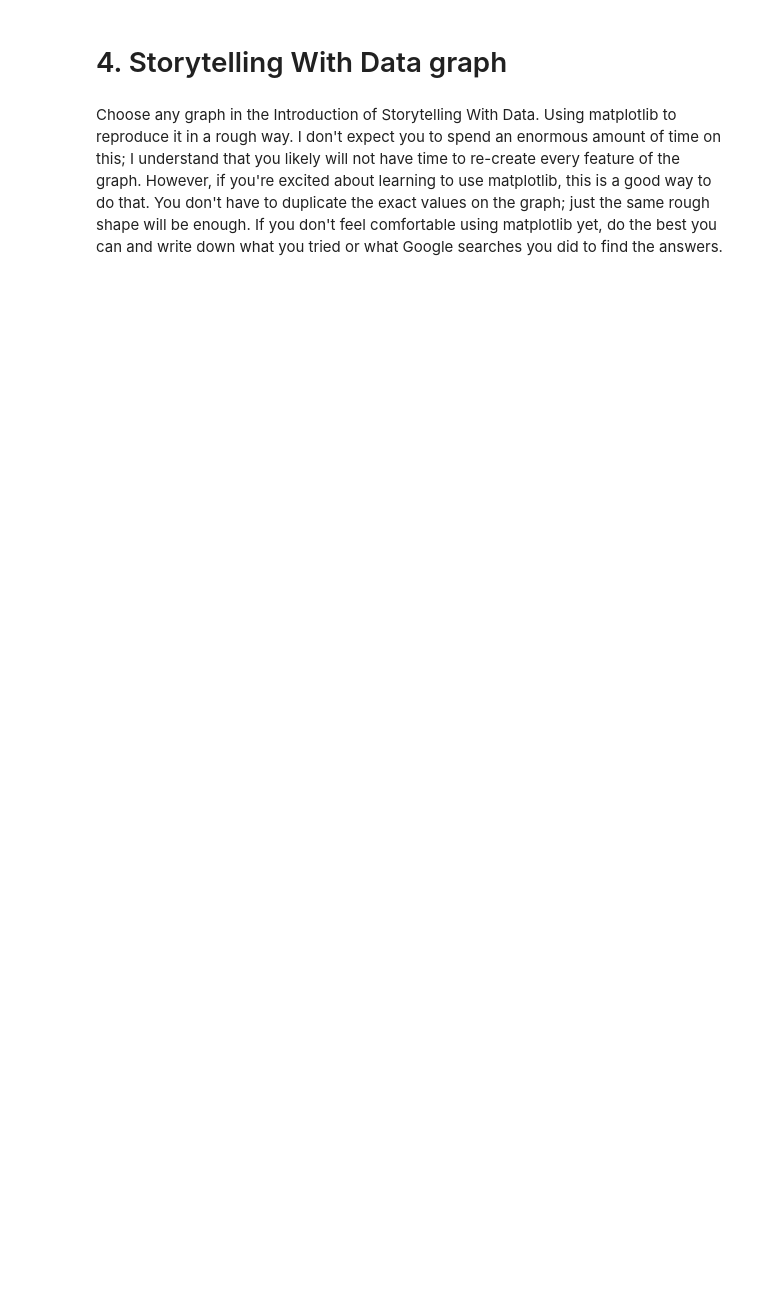
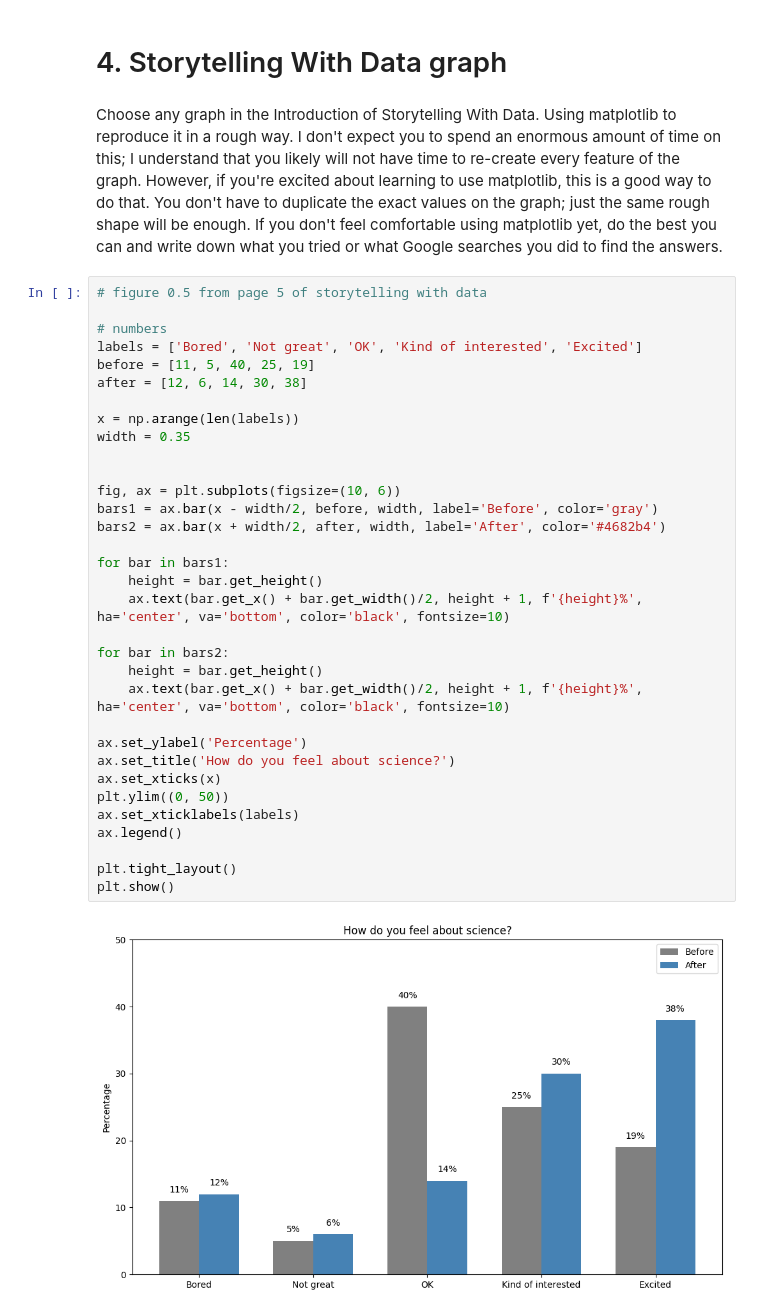
Before and after one commit to akmishra-1/Module-B-semester-2, a Jupyter notebook: OMDS-ModB2-Week1-Mishra-Amit.ipynb, the cells around one changed output. Drawn from its saved outputs; the diff is of its cells as text; blank space fills up the shorter version.

```diff
--- a/OMDS-ModB2-Week1-Mishra-Amit.ipynb
+++ b/OMDS-ModB2-Week1-Mishra-Amit.ipynb
@@ -370,3 +572,38 @@ ax.set_xlabel("Birth Date") # label the x axis
 # 4. Storytelling With Data graph
 # %% [markdown]
 Choose any graph in the Introduction of Storytelling With Data.  Using matplotlib to reproduce it in a rough way.  I don't expect you to spend an enormous amount of time on this; I understand that you likely will not have time to re-create every feature of the graph.  However, if you're excited about learning to use matplotlib, this is a good way to do that.  You don't have to duplicate the exact values on the graph; just the same rough shape will be enough.  If you don't feel comfortable using matplotlib yet, do the best you can and write down what you tried or what Google searches you did to find the answers.
+# %%
+# figure 0.5 from page 5 of storytelling with data
+
+# numbers
+labels = ['Bored', 'Not great', 'OK', 'Kind of interested', 'Excited']
+before = [11, 5, 40, 25, 19]
+after = [12, 6, 14, 30, 38]
+
+x = np.arange(len(labels))
+width = 0.35
+
+
+fig, ax = plt.subplots(figsize=(10, 6))
+bars1 = ax.bar(x - width/2, before, width, label='Before', color='gray')
+bars2 = ax.bar(x + width/2, after, width, label='After', color='#4682b4')
+
+for bar in bars1:
+    height = bar.get_height()
+    ax.text(bar.get_x() + bar.get_width()/2, height + 1, f'{height}%', ha='center', va='bottom', color='black', fontsize=10)
+
+for bar in bars2:
+    height = bar.get_height()
+    ax.text(bar.get_x() + bar.get_width()/2, height + 1, f'{height}%', ha='center', va='bottom', color='black', fontsize=10)
+
+ax.set_ylabel('Percentage')
+ax.set_title('How do you feel about science?')
+ax.set_xticks(x)
+plt.ylim((0, 50))
+ax.set_xticklabels(labels)
+ax.legend()
+
+plt.tight_layout()
+plt.show()
+# %% [output]
+[figure, added]
```
Also changed, not shown: parts of 17 cells of this notebook.
